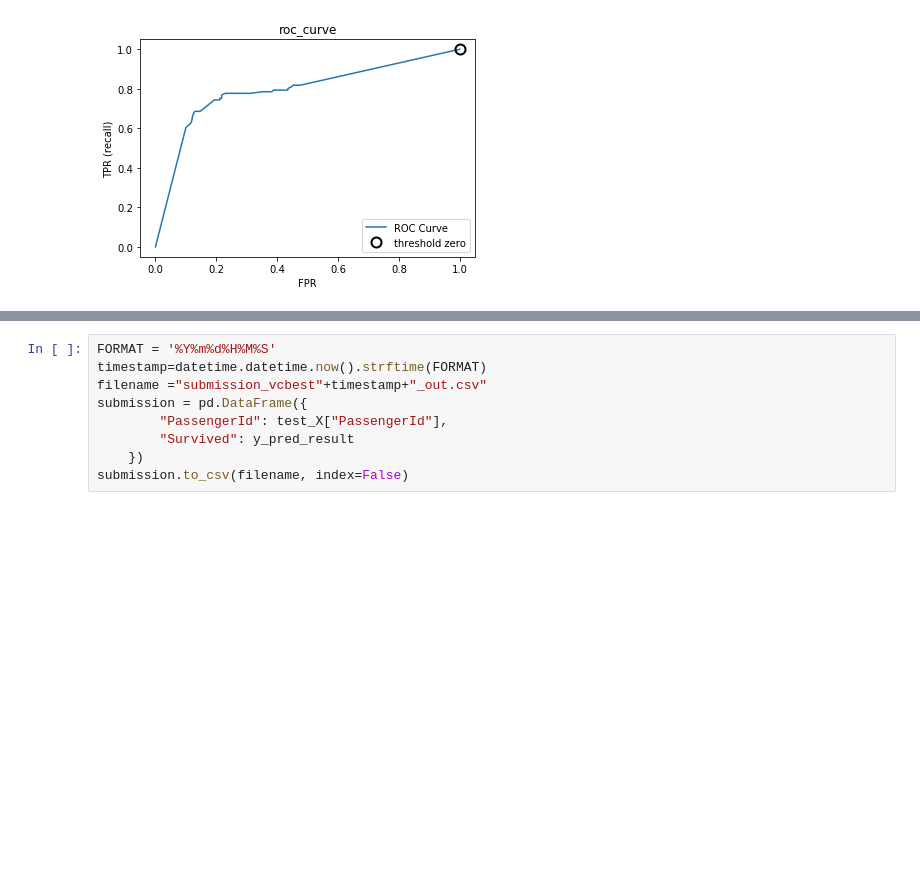
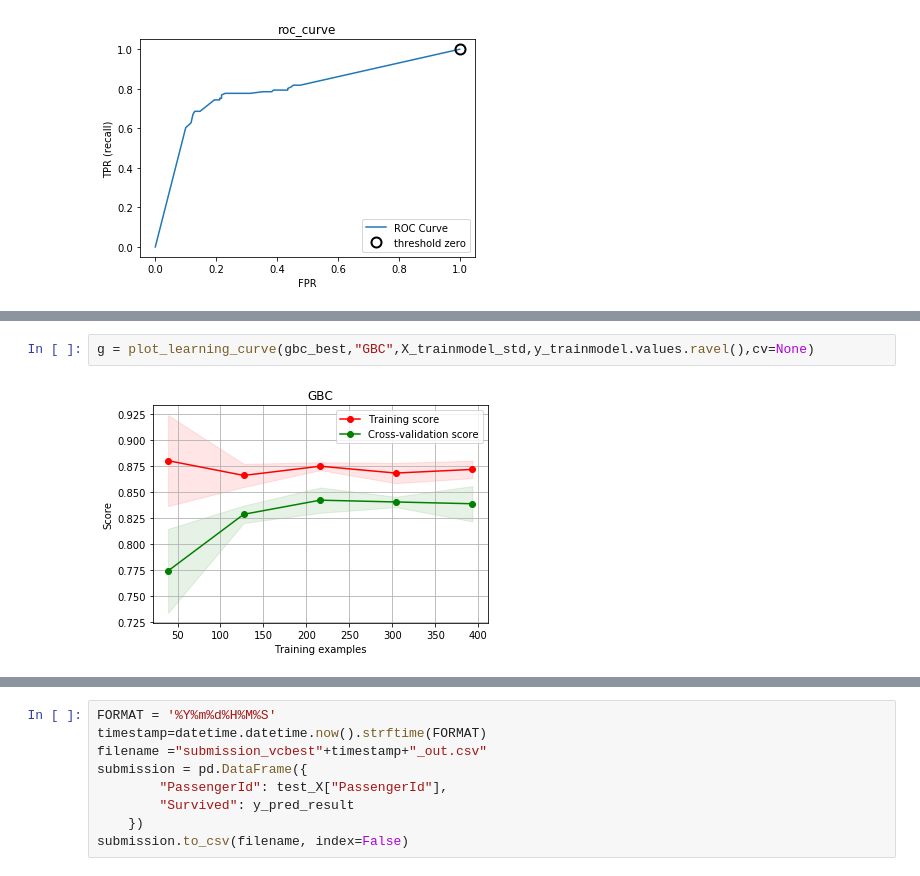
Before and after one commit to krishnamohan-seelam/MachineLearning, a Jupyter notebook: AnacondaProjects/MachineLearning_Handbook/Titanic/Kaggle_Titanic_BestFit.ipynb, the cells around one changed output, grey strips where cells are left out. Drawn from its saved outputs; the diff is of its cells as text; blank space fills up the shorter version.

```diff
--- a/AnacondaProjects/MachineLearning_Handbook/Titanic/Kaggle_Titanic_BestFit.ipynb
+++ b/AnacondaProjects/MachineLearning_Handbook/Titanic/Kaggle_Titanic_BestFit.ipynb
@@ -1160,2 +1161,6 @@ Confusion matrix
+# %%
+g = plot_learning_curve(gbc_best,"GBC",X_trainmodel_std,y_trainmodel.values.ravel(),cv=None)
+# %% [output]
+[figure, added]
 # %%
 ## Voting classifier
```
Also changed, not shown: parts of 27 cells of this notebook, 18 other files.
